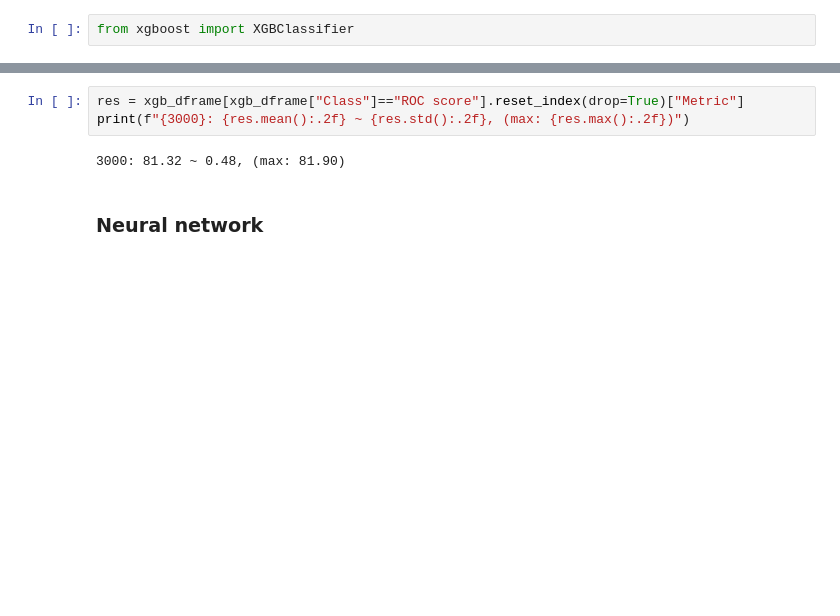
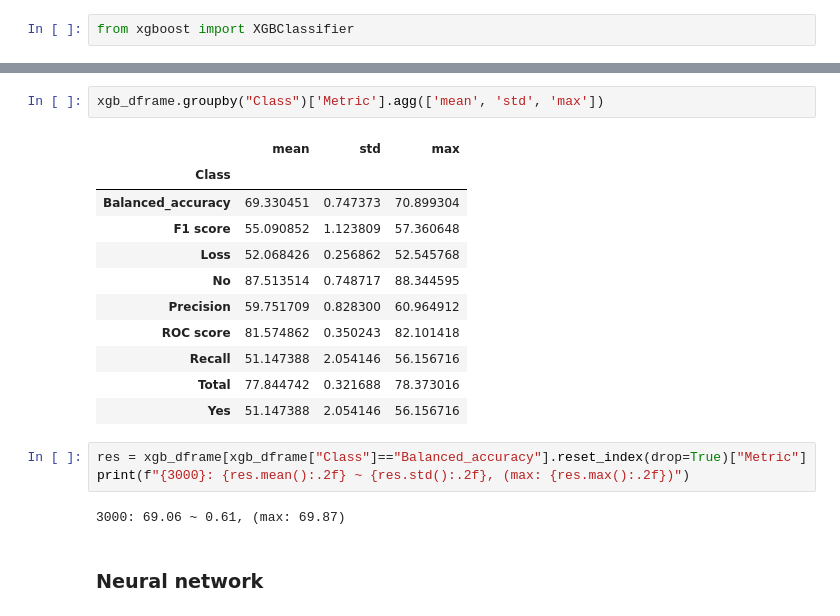
Before and after one commit to wwydmanski/hypernet-cnn, a Jupyter notebook: Benchmarks/Blastchar benchmark.ipynb, the cells around one changed output, grey strips where cells are left out. Drawn from its saved outputs; the diff is of its cells as text; blank space fills up the shorter version.

```diff
--- a/Benchmarks/Blastchar benchmark.ipynb
+++ b/Benchmarks/Blastchar benchmark.ipynb
@@ -180,8 +205,22 @@ xgb_dframe = test_model(get_xgboost,
+# %%
+xgb_dframe.groupby("Class")['Metric'].agg(['mean', 'std', 'max'])
+# %% [output]
+|  | mean | std | max |
+| Class |  |  |  |
+| Balanced_accuracy | 69.330451 | 0.747373 | 70.899304 |
+| F1 score | 55.090852 | 1.123809 | 57.360648 |
+| Loss | 52.068426 | 0.256862 | 52.545768 |
+| No | 87.513514 | 0.748717 | 88.344595 |
+| Precision | 59.751709 | 0.828300 | 60.964912 |
+| ROC score | 81.574862 | 0.350243 | 82.101418 |
+| Recall | 51.147388 | 2.054146 | 56.156716 |
+| Total | 77.844742 | 0.321688 | 78.373016 |
+| Yes | 51.147388 | 2.054146 | 56.156716 |
 # %%
-res = xgb_dframe[xgb_dframe["Class"]=="ROC score"].reset_index(drop=True)["Metric"]
+res = xgb_dframe[xgb_dframe["Class"]=="Balanced_accuracy"].reset_index(drop=True)["Metric"]
 print(f"{3000}: {res.mean():.2f} ~ {res.std():.2f}, (max: {res.max():.2f})")
 # %% [output]
-3000: 81.32 ~ 0.48, (max: 81.90)
+3000: 69.06 ~ 0.61, (max: 69.87)
 # %% [markdown]
 ### Neural network
 # %%
```
Also changed, not shown: parts of 7 cells of this notebook, 7 other files.
